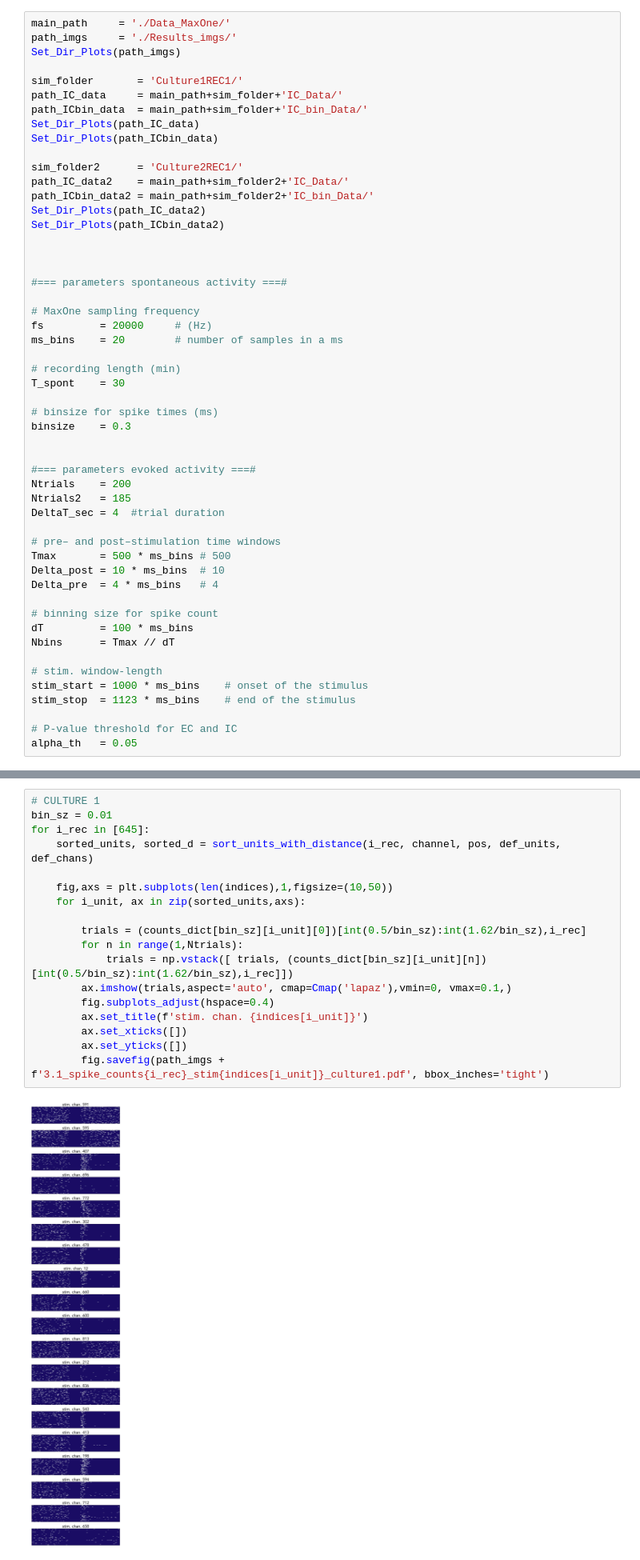
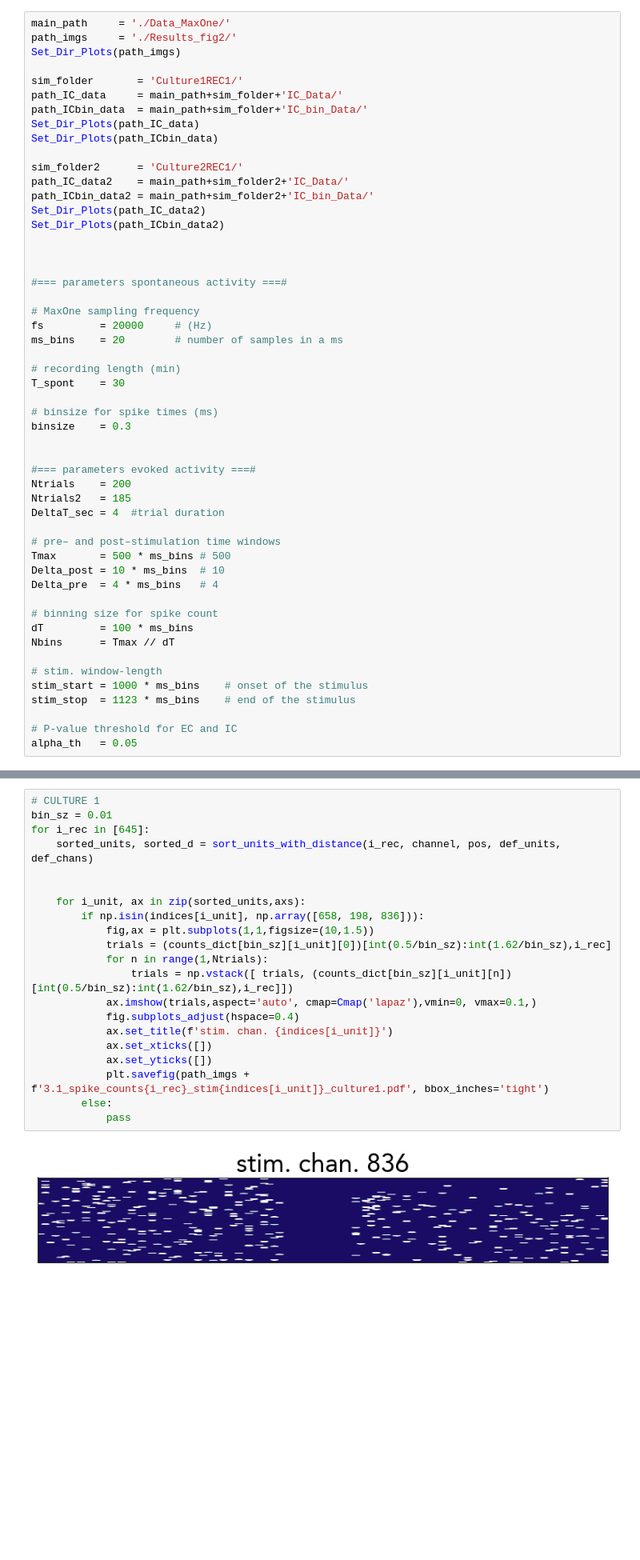
Before and after one commit to elisatentori/causality, a Jupyter notebook: Figure_2.ipynb, the cells around one changed output, grey strips where cells are left out. Shown at 80% size. Drawn from its saved outputs; the diff is of its cells as text; blank space fills up the shorter version.

```diff
--- a/Figure_2.ipynb
+++ b/Figure_2.ipynb
@@ -503,7 +503,7 @@ def plot_channel_map_3(pos_, rec_list, col_list, channel, def_chans, indices, ar
 # Parameters
 # %%
 main_path     = './Data_MaxOne/'
-path_imgs     = './Results_imgs/'
+path_imgs     = './Results_fig2/'
 Set_Dir_Plots(path_imgs)
 
 sim_folder       = 'Culture1REC1/'
@@ -1051,20 +1051,23 @@ for bin_sz in [0.01, 0.02, 0.04]:
 # %%
 # CULTURE 1
 bin_sz = 0.01
 for i_rec in [645]:
     sorted_units, sorted_d = sort_units_with_distance(i_rec, channel, pos, def_units, def_chans)
 
-    fig,axs = plt.subplots(len(indices),1,figsize=(10,50))
+
     for i_unit, ax in zip(sorted_units,axs):
-
-        trials = (counts_dict[bin_sz][i_unit][0])[int(0.5/bin_sz):int(1.62/bin_sz),i_rec]
-        for n in range(1,Ntrials):
-            trials = np.vstack([ trials, (counts_dict[bin_sz][i_unit][n])[int(0.5/bin_sz):int(1.62/bin_sz),i_rec]])
-        ax.imshow(trials,aspect='auto', cmap=Cmap('lapaz'),vmin=0, vmax=0.1,)
-        fig.subplots_adjust(hspace=0.4)
-        ax.set_title(f'stim. chan. {indices[i_unit]}')
-        ax.set_xticks([])
-        ax.set_yticks([])
-        fig.savefig(path_imgs + f'3.1_spike_counts{i_rec}_stim{indices[i_unit]}_culture1.pdf', bbox_inches='tight')
+        if np.isin(indices[i_unit], np.array([658, 198, 836])):
+            fig,ax = plt.subplots(1,1,figsize=(10,1.5))
+            trials = (counts_dict[bin_sz][i_unit][0])[int(0.5/bin_sz):int(1.62/bin_sz),i_rec]
+            for n in range(1,Ntrials):
+                trials = np.vstack([ trials, (counts_dict[bin_sz][i_unit][n])[int(0.5/bin_sz):int(1.62/bin_sz),i_rec]])
+            ax.imshow(trials,aspect='auto', cmap=Cmap('lapaz'),vmin=0, vmax=0.1,)
+            fig.subplots_adjust(hspace=0.4)
+            ax.set_title(f'stim. chan. {indices[i_unit]}')
+            ax.set_xticks([])
+            ax.set_yticks([])
+            plt.savefig(path_imgs + f'3.1_spike_counts{i_rec}_stim{indices[i_unit]}_culture1.pdf', bbox_inches='tight')
+        else:
+            pass
 # %% [output]
-[figure, old version]
+[figure, new version]
```
Also changed, not shown: parts of 1 cell of this notebook, 16 other files.
